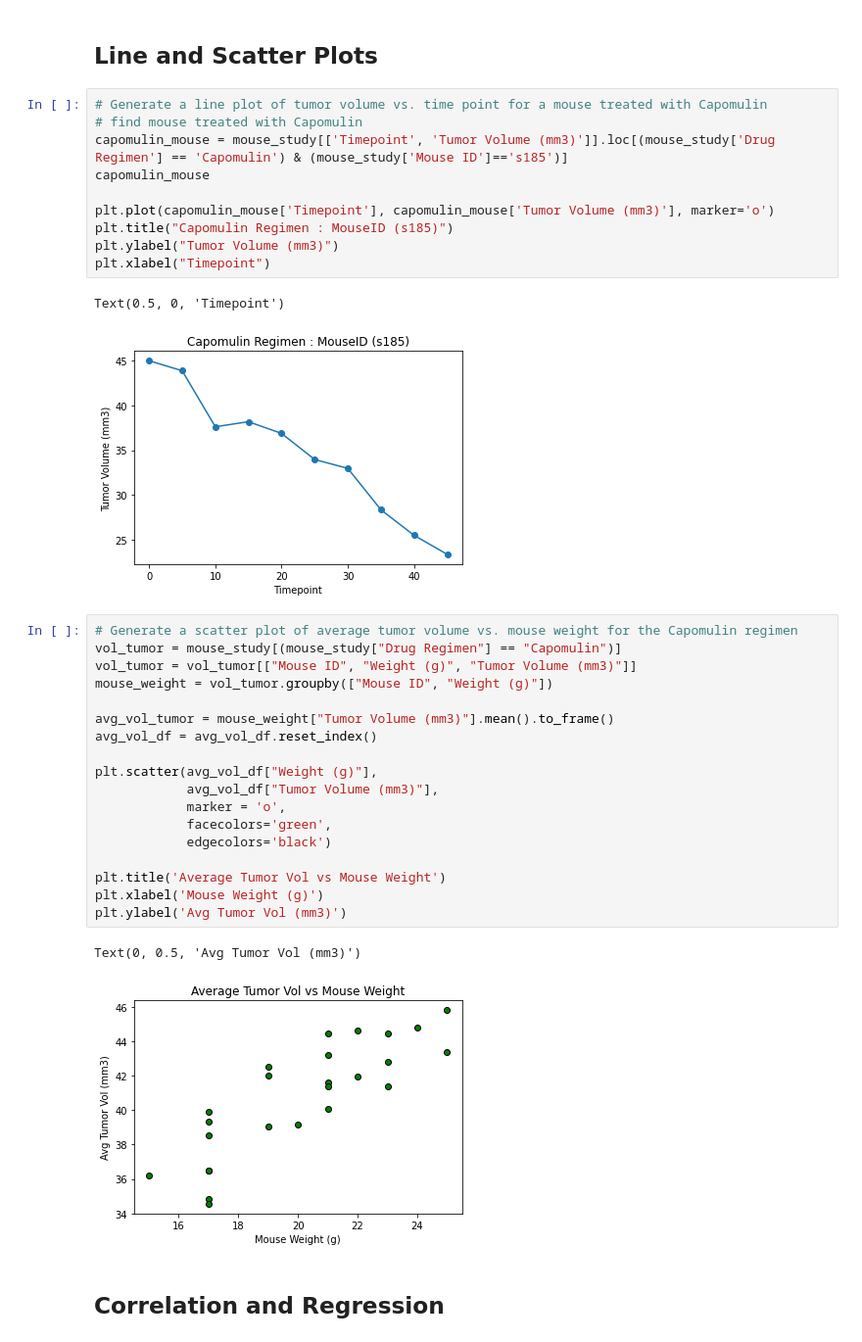
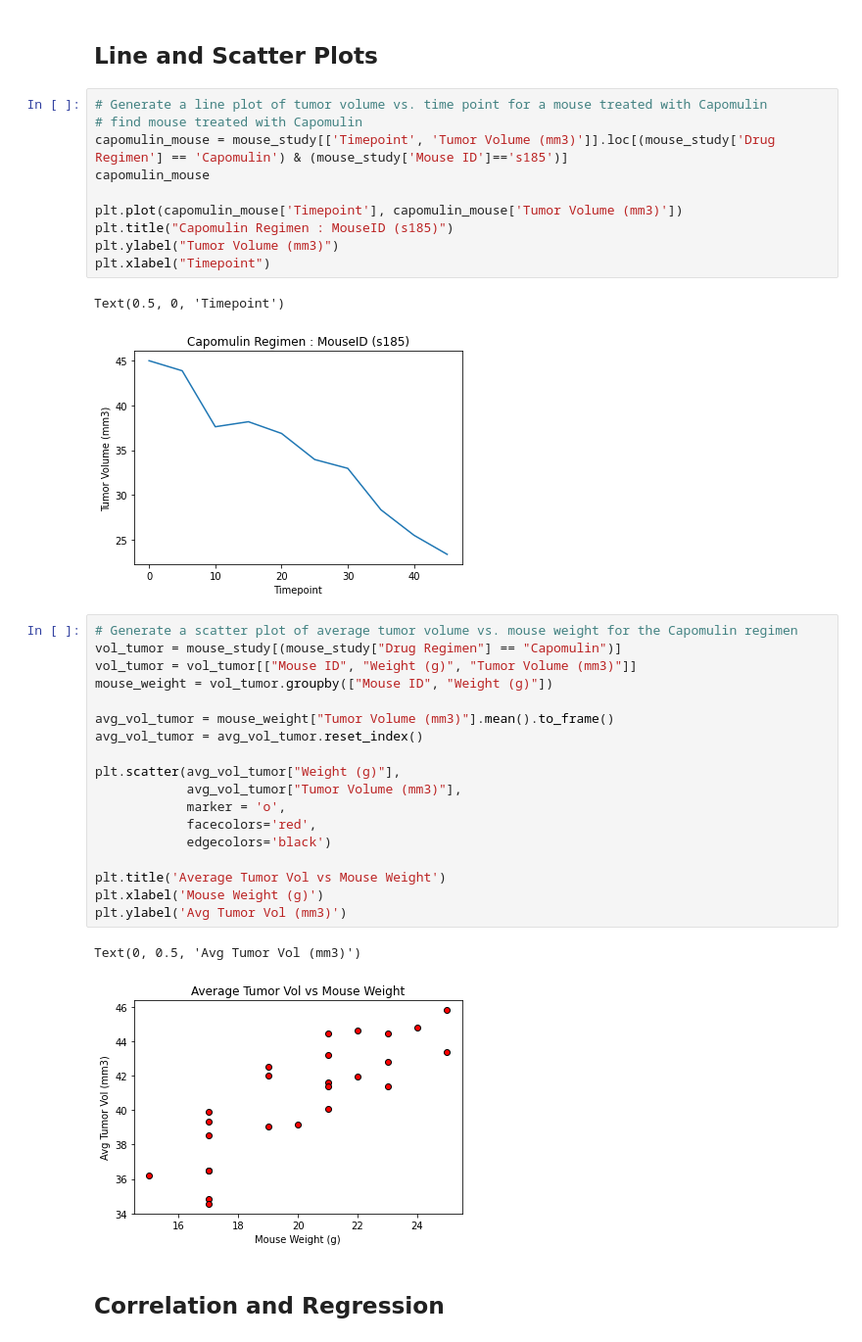
Before and after one commit to ijeriel/Bootcamp-Homework-Jeriel, a Jupyter notebook: Matplotlib-challenge/pymaceuticals_starter.ipynb, the cells around one changed output. Shown at 98% size. Drawn from its saved outputs; the diff is of its cells as text.

```diff
--- a/Matplotlib-challenge/pymaceuticals_starter.ipynb
+++ b/Matplotlib-challenge/pymaceuticals_starter.ipynb
@@ -311,34 +311,34 @@ plt.show()
 capomulin_mouse = mouse_study[['Timepoint', 'Tumor Volume (mm3)']].loc[(mouse_study['Drug Regimen'] == 'Capomulin') & (mouse_study['Mouse ID']=='s185')]
 capomulin_mouse
 
-plt.plot(capomulin_mouse['Timepoint'], capomulin_mouse['Tumor Volume (mm3)'], marker='o')
+plt.plot(capomulin_mouse['Timepoint'], capomulin_mouse['Tumor Volume (mm3)'])
 plt.title("Capomulin Regimen : MouseID (s185)")
 plt.ylabel("Tumor Volume (mm3)")
 plt.xlabel("Timepoint")
 # %% [output]
 Text(0.5, 0, 'Timepoint')
-[figure, old version]
+[figure, new version]
 # %%
 # Generate a scatter plot of average tumor volume vs. mouse weight for the Capomulin regimen
 vol_tumor = mouse_study[(mouse_study["Drug Regimen"] == "Capomulin")]
 vol_tumor = vol_tumor[["Mouse ID", "Weight (g)", "Tumor Volume (mm3)"]]
 mouse_weight = vol_tumor.groupby(["Mouse ID", "Weight (g)"])
 
 avg_vol_tumor = mouse_weight["Tumor Volume (mm3)"].mean().to_frame()
-avg_vol_df = avg_vol_df.reset_index()
+avg_vol_tumor = avg_vol_tumor.reset_index()
 
-plt.scatter(avg_vol_df["Weight (g)"],
-            avg_vol_df["Tumor Volume (mm3)"],
+plt.scatter(avg_vol_tumor["Weight (g)"],
+            avg_vol_tumor["Tumor Volume (mm3)"],
             marker = 'o',
-            facecolors='green',
+            facecolors='red',
             edgecolors='black')
 
 plt.title('Average Tumor Vol vs Mouse Weight')
 plt.xlabel('Mouse Weight (g)')
 plt.ylabel('Avg Tumor Vol (mm3)')
 # %% [output]
 Text(0, 0.5, 'Avg Tumor Vol (mm3)')
-[figure, old version]
+[figure, new version]
 # %% [markdown]
 ## Correlation and Regression
 # %%
```
Also changed, not shown: parts of 2 cells of this notebook.
